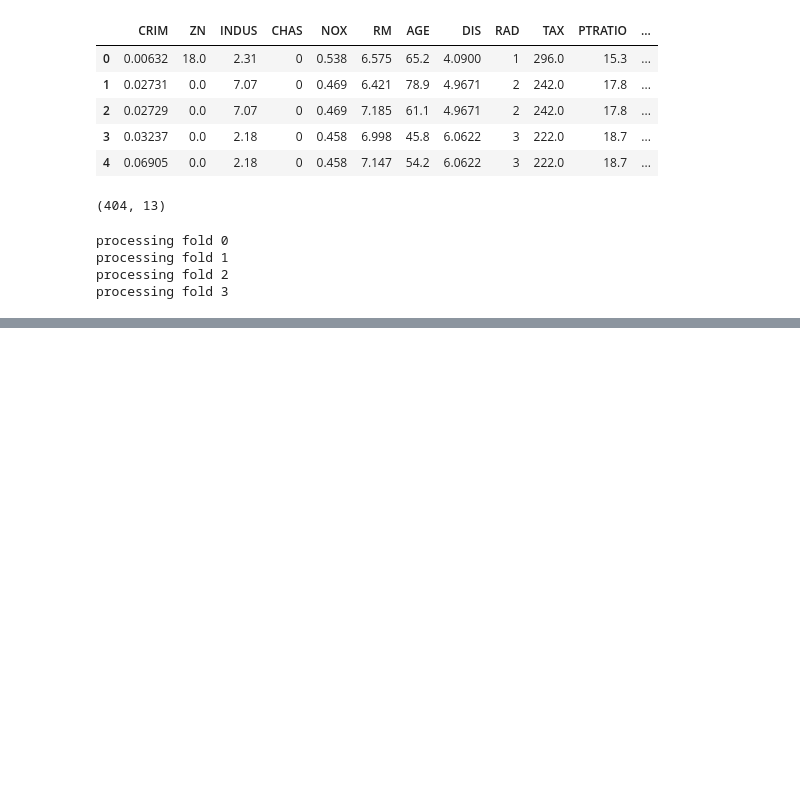
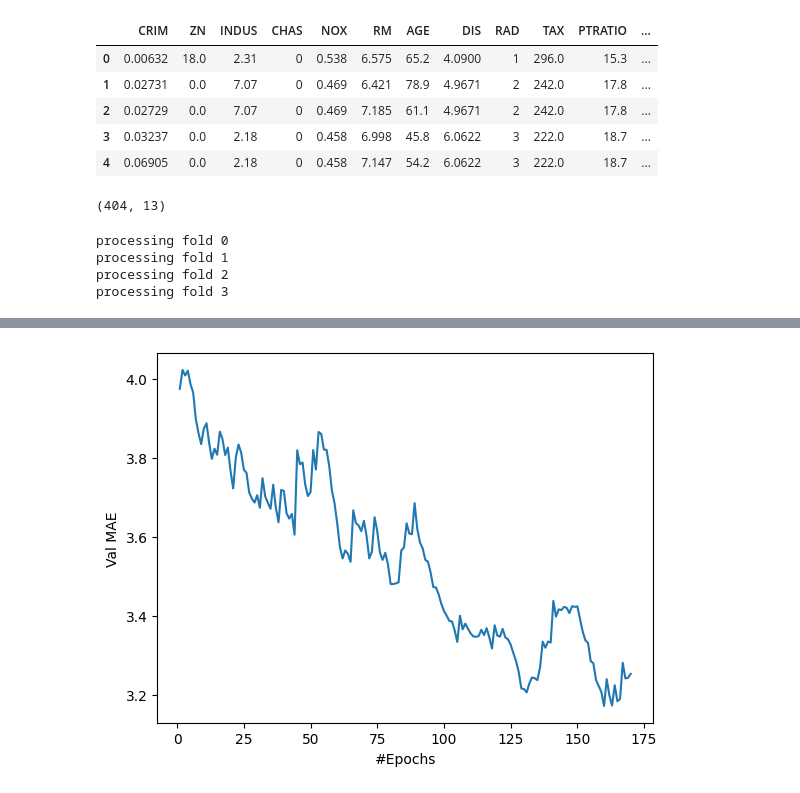
Before and after one commit to HP3-16/machine-learning-projects, a Jupyter notebook: boston-house-price-pred/boston.ipynb, the cells around one changed output, grey strips where cells are left out. Saved outputs shown, nothing was run; the diff lists cells and outputs as text; code cells hidden in the pictures; blank space fills up the shorter version.

```diff
--- a/boston-house-price-pred/boston.ipynb
+++ b/boston-house-price-pred/boston.ipynb
@@ -84,0 +94,20 @@ avg_mae = [np.mean([x[i] for x in scores]) for i in range(num_epochs)]
+# %%
+def SmoothCurves(points,factor=0.9):
+        smoothed_points = []
+        for point in points:
+            if smoothed_points:
+                previous = smoothed_points[-1]
+                smoothed_points.append(previous * factor + point * (1 - factor))
+            else:
+                smoothed_points.append(point)
+
+        return smoothed_points
+# %%
+smth_mae_history = SmoothCurves(avg_mae[30:])
+mae_range = range(1,1+len(smth_mae_history))
+plt.plot(mae_range,smth_mae_history)
+plt.xlabel("#Epochs")
+plt.ylabel("Val MAE")
+plt.show()
+# %% [output]
+[figure, added]
```
Also changed, not shown: parts of 2 cells of this notebook.
